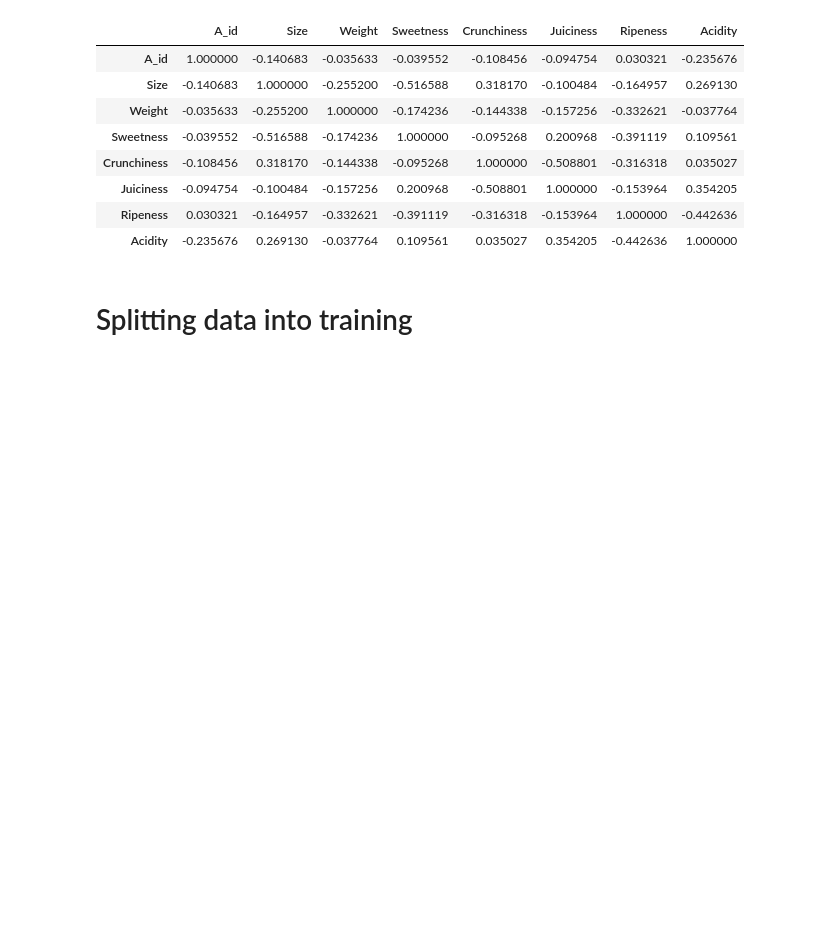
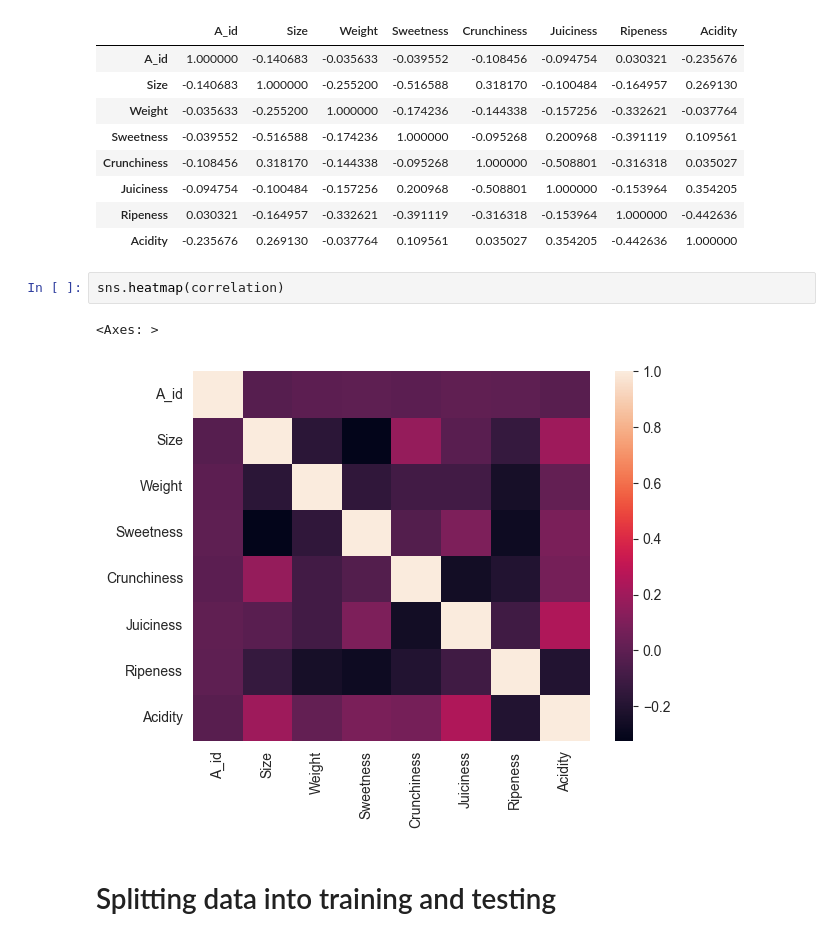
Before and after one commit to KrishnanditoLksn/MachineLearning_101, a Jupyter notebook: mlArchive/apple.ipynb, the cells around one changed output. Drawn from its saved outputs; the diff is of its cells as text; blank space fills up the shorter version.

```diff
--- a/mlArchive/apple.ipynb
+++ b/mlArchive/apple.ipynb
@@ -268,6 +267,11 @@ correlation.corr()
 | Juiciness | -0.094754 | -0.100484 | -0.157256 | 0.200968 | -0.508801 | 1.000000 | -0.153964 | 0.354205 |
 | Ripeness | 0.030321 | -0.164957 | -0.332621 | -0.391119 | -0.316318 | -0.153964 | 1.000000 | -0.442636 |
 | Acidity | -0.235676 | 0.269130 | -0.037764 | 0.109561 | 0.035027 | 0.354205 | -0.442636 | 1.000000 |
+# %%
+sns.heatmap(correlation)
+# %% [output]
+<Axes: >
+[figure, added]
 # %% [markdown]
-# Splitting data  into training
+# Splitting data  into training and testing
 # %%
```
Also changed, not shown: parts of 11 cells of this notebook.
